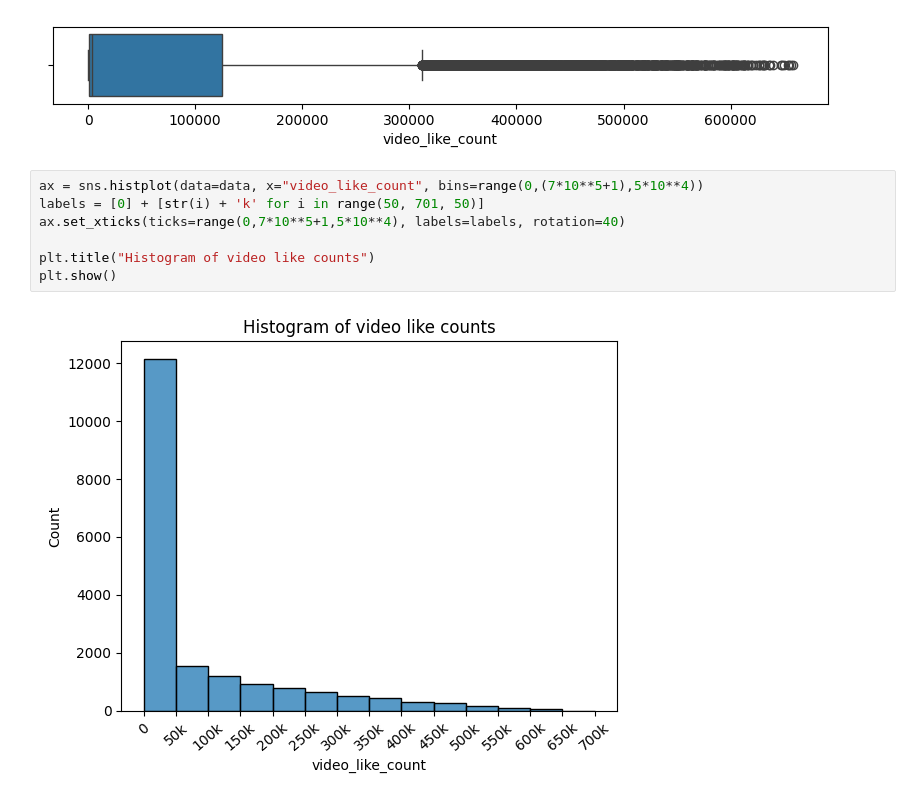
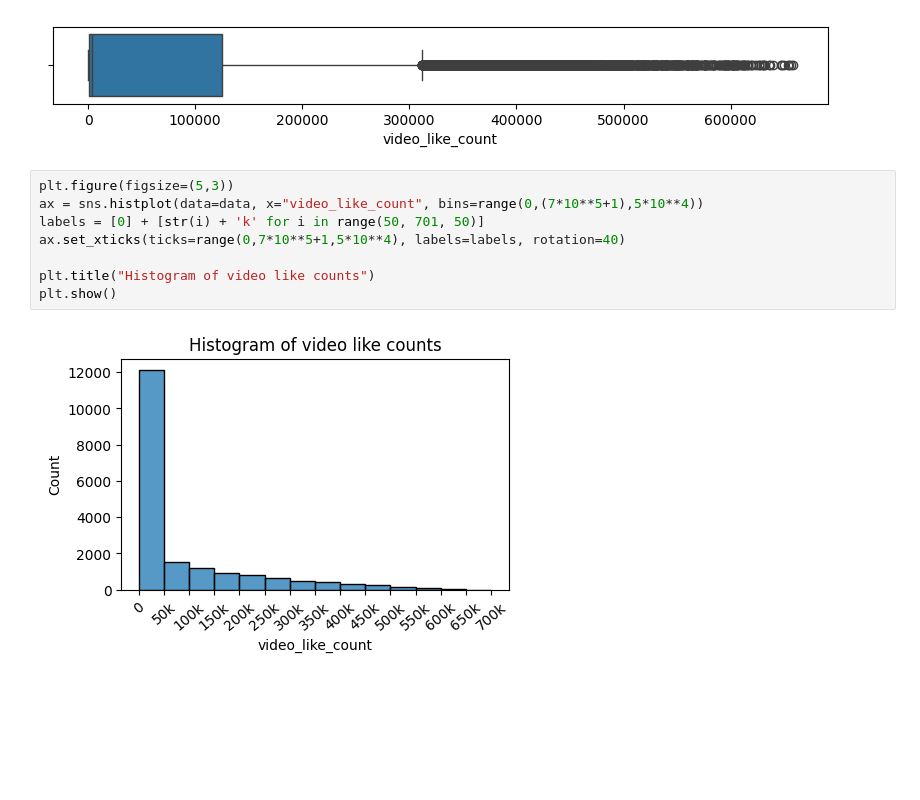
Before and after one commit to yildizramazan/tiktok-claims-classification, a Jupyter notebook: files/home/jovyan/work/EDA-and-data-visualization.ipynb, the cells around one changed output. Cells and saved outputs as stored; diff of their text form; blank space fills up the shorter version.

```diff
--- a/files/home/jovyan/work/EDA-and-data-visualization.ipynb
+++ b/files/home/jovyan/work/EDA-and-data-visualization.ipynb
@@ -122,11 +122,12 @@ plt.show()
 # %% [output]
 [figure]
 # %%
+plt.figure(figsize=(5,3))
 ax = sns.histplot(data=data, x="video_like_count", bins=range(0,(7*10**5+1),5*10**4))
 labels = [0] + [str(i) + 'k' for i in range(50, 701, 50)]
 ax.set_xticks(ticks=range(0,7*10**5+1,5*10**4), labels=labels, rotation=40)
 
 plt.title("Histogram of video like counts")
 plt.show()
 # %% [output]
-[figure, old version]
+[figure, new version]
```
